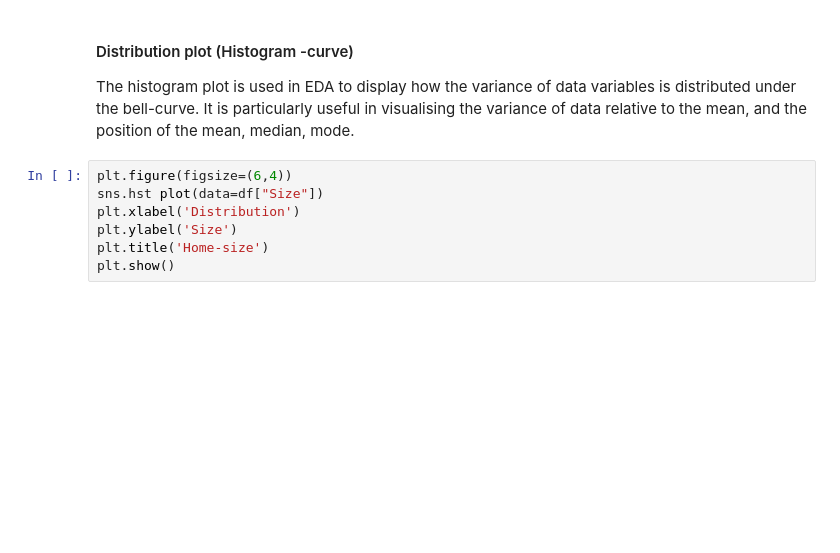
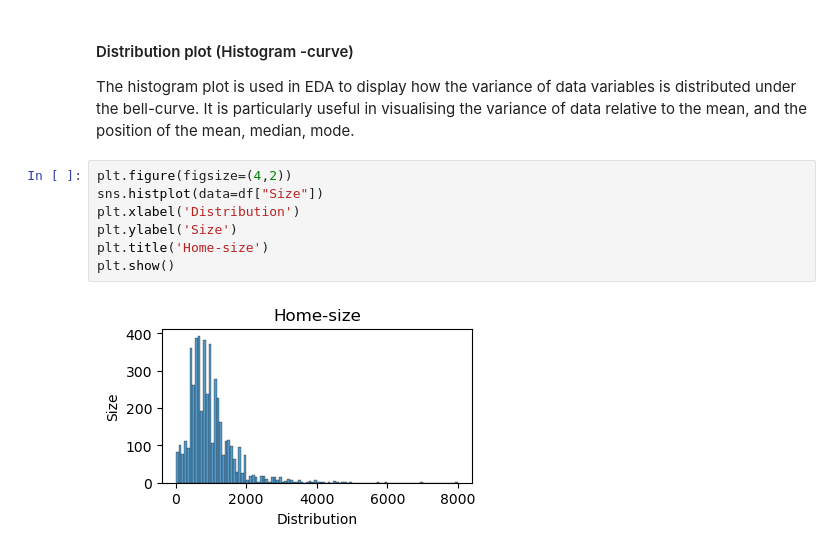
Before and after one commit to Ayomide-ola/Machine_learning-self-directed-, a Jupyter notebook: Regression_Models.ipynb, the cells around one changed output. Saved outputs shown, nothing was run; the diff lists cells and outputs as text; blank space fills up the shorter version.

```diff
--- a/Regression_Models.ipynb
+++ b/Regression_Models.ipynb
@@ -246,9 +246,11 @@ Having a visual and conceptual understand of the data distribution, informs me o
 #### Distribution plot (Histogram -curve)
 The histogram plot is used in EDA to display how the variance of data variables is distributed under the bell-curve. It is particularly useful in visualising the variance of data relative to the mean, and the position of the mean, median, mode.
 # %%
-plt.figure(figsize=(6,4))
-sns.hst plot(data=df["Size"])
+plt.figure(figsize=(4,2))
+sns.histplot(data=df["Size"])
 plt.xlabel('Distribution')
 plt.ylabel('Size')
 plt.title('Home-size')
 plt.show()
+# %% [output]
+[figure, added]
```
Also changed, not shown: parts of 4 cells of this notebook.
